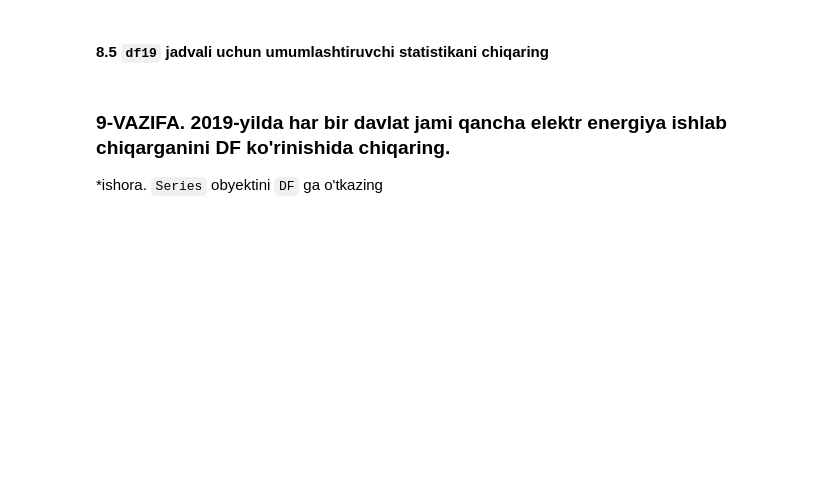
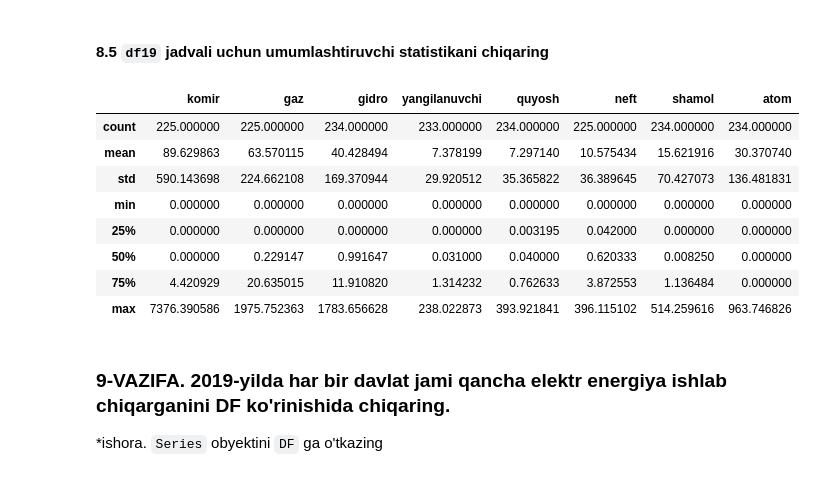
Before and after one commit to KamronbekSolih/mohirdev, a Jupyter notebook: 03_PANDAS_yakuniy_vazifa_2.ipynb, the cells around one changed output. Cells and saved outputs as stored; diff of their text form; code cells hidden in the pictures; blank space fills up the shorter version.

```diff
--- a/03_PANDAS_yakuniy_vazifa_2.ipynb
+++ b/03_PANDAS_yakuniy_vazifa_2.ipynb
@@ -214,0 +238,6 @@ dtype: float64
+# %%
+# JAVOBNI SHUYERGA YOZING
+df19 = df[df['yil'] == 2019]
+df19.set_index(df19['davlat'],inplace=True, drop=True)
+# %%
+df19.drop(['davlat','yil'],axis=1,inplace=True)
@@ -214,0 +249,2 @@ dtype: float64
+# %%
+df19.drop('World',inplace=True)
@@ -231,6 +282,17 @@ dtype: float64
 #### 8.5 `df19` jadvali uchun umumlashtiruvchi statistikani chiqaring
 # %%
 # JAVOBNI SHUYERGA YOZING
+df19.describe()
+# %% [output]
+|  | komir | gaz | gidro | yangilanuvchi | quyosh | neft | shamol | atom |
+| count | 225.000000 | 225.000000 | 234.000000 | 233.000000 | 234.000000 | 225.000000 | 234.000000 | 234.000000 |
+| mean | 89.629863 | 63.570115 | 40.428494 | 7.378199 | 7.297140 | 10.575434 | 15.621916 | 30.370740 |
+| std | 590.143698 | 224.662108 | 169.370944 | 29.920512 | 35.365822 | 36.389645 | 70.427073 | 136.481831 |
+| min | 0.000000 | 0.000000 | 0.000000 | 0.000000 | 0.000000 | 0.000000 | 0.000000 | 0.000000 |
+| 25% | 0.000000 | 0.000000 | 0.000000 | 0.000000 | 0.003195 | 0.042000 | 0.000000 | 0.000000 |
+| 50% | 0.000000 | 0.229147 | 0.991647 | 0.031000 | 0.040000 | 0.620333 | 0.008250 | 0.000000 |
+| 75% | 4.420929 | 20.635015 | 11.910820 | 1.314232 | 0.762633 | 3.872553 | 1.136484 | 0.000000 |
+| max | 7376.390586 | 1975.752363 | 1783.656628 | 238.022873 | 393.921841 | 396.115102 | 514.259616 | 963.746826 |
 # %% [markdown]
 ### 9-VAZIFA. 2019-yilda har bir davlat jami qancha elektr energiya ishlab chiqarganini DF ko'rinishida chiqaring.
 *ishora. `Series` obyektini `DF` ga o'tkazing
```
Also changed, not shown: parts of 13 cells of this notebook.
